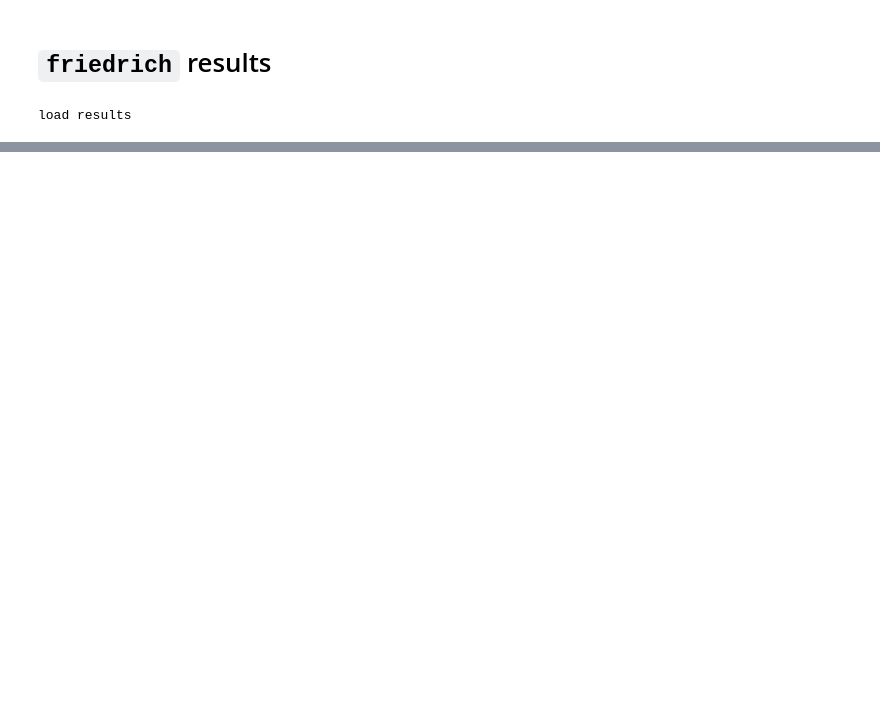
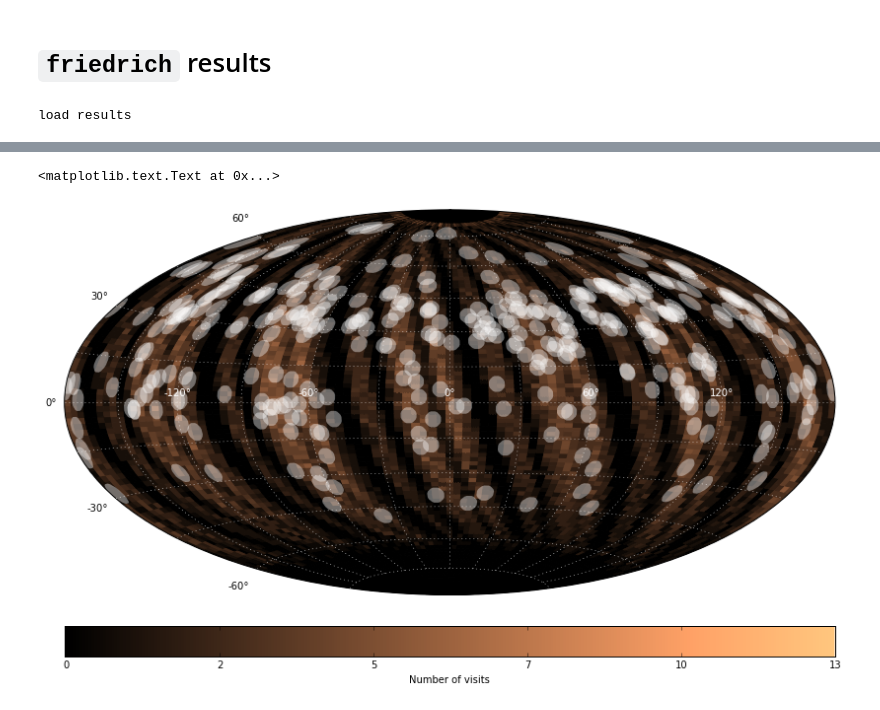
Before and after one commit to bmorris3/friedrich, a Jupyter notebook: hat11/results.ipynb, the cells around one changed output, grey strips where cells are left out. Drawn from its saved outputs; the diff is of its cells as text; code cells hidden in the pictures; blank space fills up the shorter version.

```diff
--- a/hat11/results.ipynb
+++ b/hat11/results.ipynb
@@ -287,0 +304,56 @@ ax.plot(np.degrees(lat_bin_centers + np.pi/2), lat_freq, lw=2, color='k')
+# %%
+projection = 'Hammer'
+
+cmap = plt.cm.copper #plt.cm.viridis
+def color_scale(x):
+    return (x - bins.min()) / 2 / bins.max()
+
+# Plot the built-in projections
+fig = plt.figure(figsize=(14, 14))
+ax = plt.subplot(211, projection=projection.lower())
+
+for i in range(n_bins-1):
+    lon_bin_lower = lon_grid[i]
+    lon_bin_upper = lon_grid[i+1]
+    for j in range(n_bins-1):
+        lat_bin_lower = lat_grid[j]
+        lat_bin_upper = lat_grid[j+1]
+
+        # [lon min, lon max], [lat min, lat min], [lat max]
+        ax.fill_between([lon_bin_lower, lon_bin_upper],
+                        [lat_bin_lower, lat_bin_lower],
+                        lat_bin_upper,
+                        color=cmap(color_scale(bins[j, i])))
+
+def plot_colorbar(fig, ax):
+    gradient = np.linspace(0, 1/2, 256)
+    gradient = np.vstack(10*[gradient])
+
+    ax.imshow(gradient, cmap=cmap, aspect=1.0)
+    ax.set_yticks([])
+    nticks = 6
+    axspace = np.linspace(0, 256, nticks)
+    xticks = np.linspace(bins.min(), bins.max(), nticks).astype(int)
+    ax.set_xticks(axspace)
+    ax.set_xticklabels(xticks)
+
+ax2 = plt.subplot(212)
+plot_colorbar(fig, ax2)
+fig.subplots_adjust(hspace=-0.55)
+
+# plot spots
+for transit in transits:
+    for spot in transit.spots:
+        latitude, longitude = times_to_occulted_lat_lon(np.array([spot.t0.value]),
+                                                        transit_params)
+        #alpha = spot.amplitude.value*500/sigma_prior(spot.sigma.value)
+        alpha = 0.4/sigma_prior(spot.sigma.value)
+        p = plot_tissot_ellipse(longitude, latitude, radius, ax=ax, linewidth=0,
+                                alpha = alpha if alpha < 1 else 1,
+                                color='w')
+
+custom_grid(ax, color='w')
+ax2.set_xlabel('Number of visits')
+# %% [output]
+<matplotlib.text.Text at 0x...>
+[figure, added]
```
Also changed, not shown: parts of 22 cells of this notebook.
